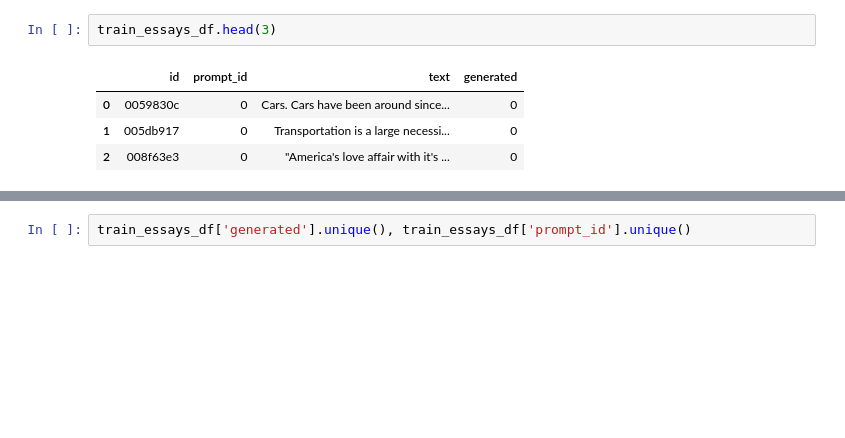
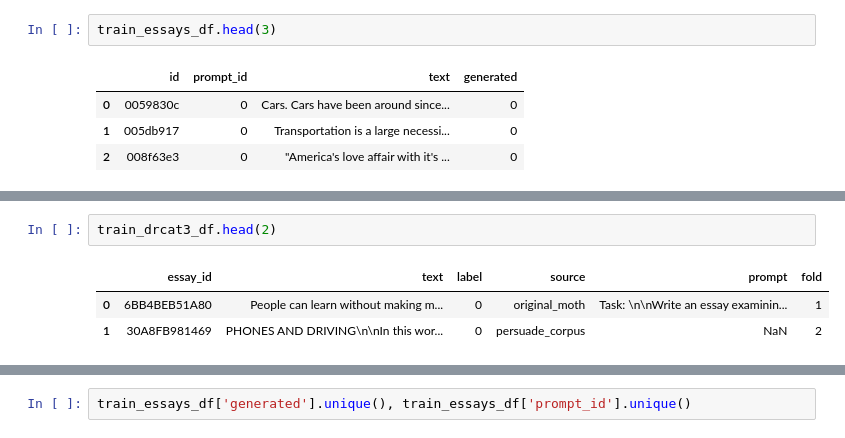
Before and after one commit to parimalakettymuthu/ClassificationModels, a Jupyter notebook: Detect_AI_Generated_Text.ipynb, the cells around one changed output, grey strips where cells are left out. Drawn from its saved outputs; the diff is of its cells as text; blank space fills up the shorter version.

```diff
--- a/Detect_AI_Generated_Text.ipynb
+++ b/Detect_AI_Generated_Text.ipynb
@@ -23,0 +50,6 @@ train_prompts_df.head(3)
+# %%
+train_drcat3_df.head(2)
+# %% [output]
+|  | essay_id | text | label | source | prompt | fold |
+| 0 | 6BB4BEB51A80 | People can learn without making m... | 0 | original_moth | Task: \n\nWrite an essay examinin... | 1 |
+| 1 | 30A8FB981469 | PHONES AND DRIVING\n\nIn this wor... | 0 | persuade_corpus | NaN | 2 |
```
Also changed, not shown: parts of 18 cells of this notebook.
